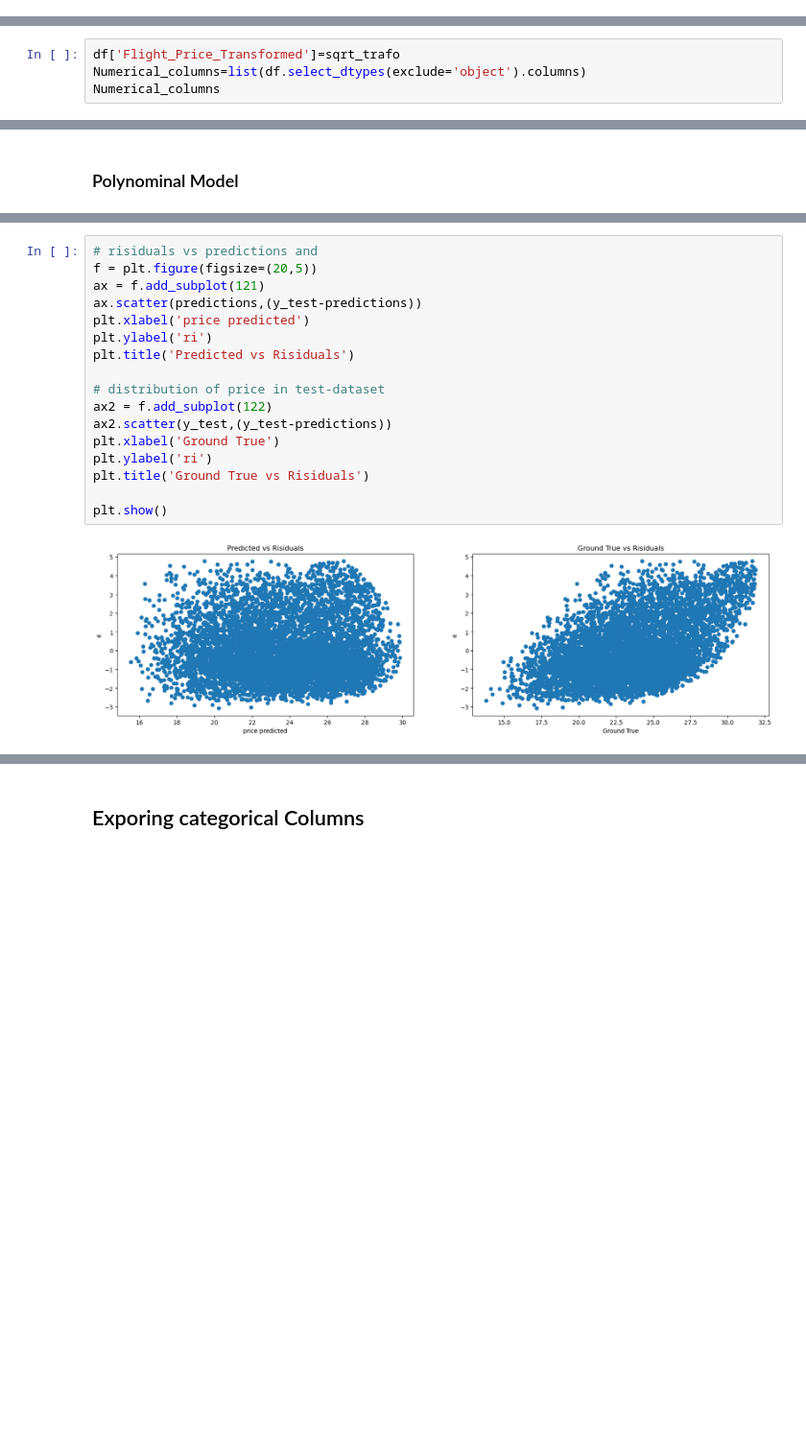
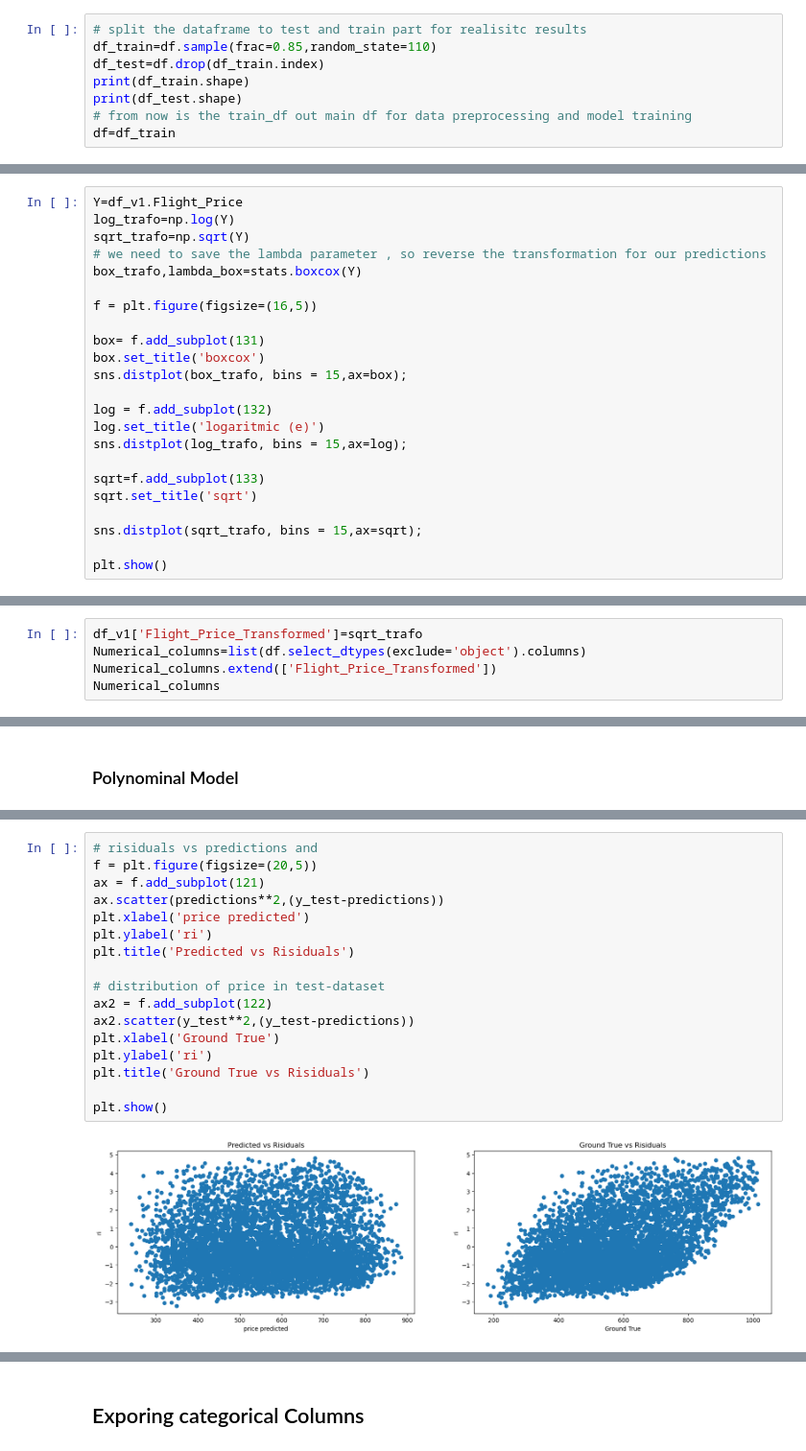
Before and after one commit to ahmCoding/DataUnderstanding, a Jupyter notebook: Plynomial_Regression.ipynb, the cells around one changed output, grey strips where cells are left out. Shown at 96% size. Drawn from its saved outputs; the diff is of its cells as text; blank space fills up the shorter version.

```diff
--- a/Plynomial_Regression.ipynb
+++ b/Plynomial_Regression.ipynb
@@ -28,3 +28,11 @@ from matplotlib.pyplot import figure
 # %%
 # load train part
 df=pd.read_csv('./Data/Hackathon/train.csv')
+# %%
+# split the dataframe to test and train part for realisitc results
+df_train=df.sample(frac=0.85,random_state=110)
+df_test=df.drop(df_train.index)
+print(df_train.shape)
+print(df_test.shape)
+# from now is the train_df out main df for data preprocessing and model training
+df=df_train
@@ -143,4 +131,0 @@ the SQRT Transformation looks better than orginal and others!
-# %%
-df['Flight_Price_Transformed']=sqrt_trafo
-Numerical_columns=list(df.select_dtypes(exclude='object').columns)
-Numerical_columns
@@ -242,0 +215,23 @@ len of new dataset:  44711
+# %%
+Y=df_v1.Flight_Price
+log_trafo=np.log(Y)
+sqrt_trafo=np.sqrt(Y)
+# we need to save the lambda parameter , so reverse the transformation for our predictions
+box_trafo,lambda_box=stats.boxcox(Y)
+
+f = plt.figure(figsize=(16,5))
+
+box= f.add_subplot(131)
+box.set_title('boxcox')
+sns.distplot(box_trafo, bins = 15,ax=box);
+
+log = f.add_subplot(132)
+log.set_title('logaritmic (e)')
+sns.distplot(log_trafo, bins = 15,ax=log);
+
+sqrt=f.add_subplot(133)
+sqrt.set_title('sqrt')
+
+sns.distplot(sqrt_trafo, bins = 15,ax=sqrt);
+
+plt.show()
@@ -242,0 +242,5 @@ len of new dataset:  44711
+# %%
+df_v1['Flight_Price_Transformed']=sqrt_trafo
+Numerical_columns=list(df.select_dtypes(exclude='object').columns)
+Numerical_columns.extend(['Flight_Price_Transformed'])
+Numerical_columns
@@ -517,20 +534,20 @@ print(round(loss_sk_pl,3))
 # %%
 # risiduals vs predictions and
 f = plt.figure(figsize=(20,5))
 ax = f.add_subplot(121)
-ax.scatter(predictions,(y_test-predictions))
+ax.scatter(predictions**2,(y_test-predictions))
 plt.xlabel('price predicted')
 plt.ylabel('ri')
 plt.title('Predicted vs Risiduals')
 
 # distribution of price in test-dataset
 ax2 = f.add_subplot(122)
-ax2.scatter(y_test,(y_test-predictions))
+ax2.scatter(y_test**2,(y_test-predictions))
 plt.xlabel('Ground True')
 plt.ylabel('ri')
 plt.title('Ground True vs Risiduals')
 
 plt.show()
 # %% [output]
-[figure, old version]
+[figure, new version]
 # %% [markdown]
```
Also changed, not shown: parts of 63 cells of this notebook.
